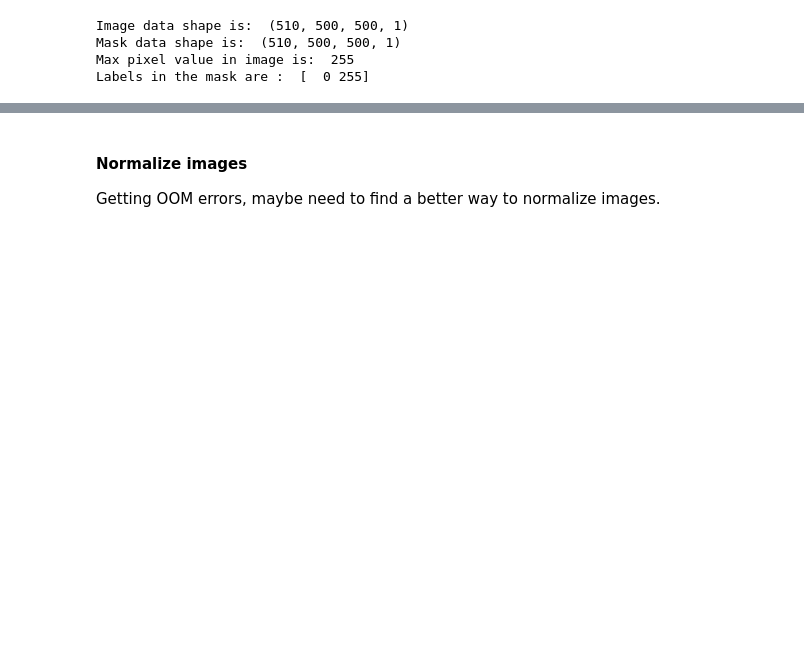
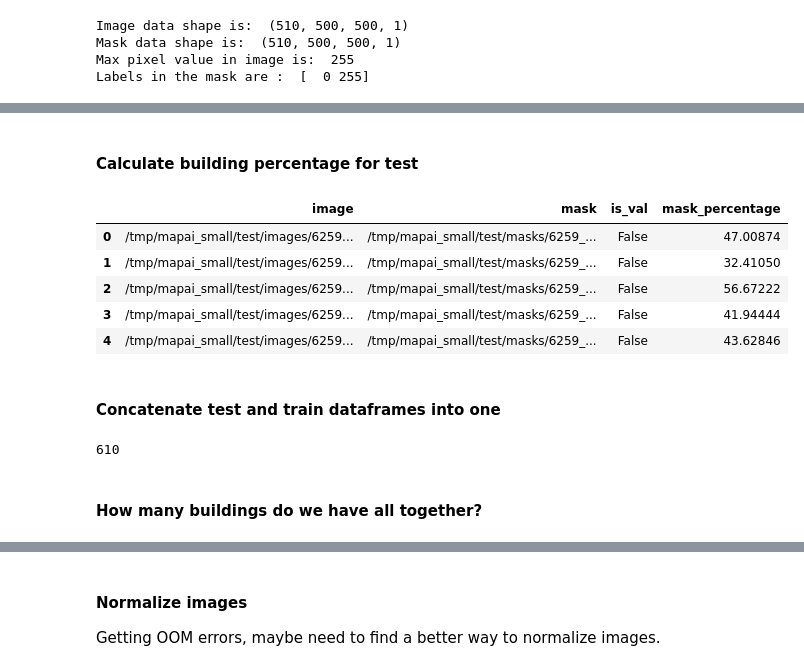
Before and after one commit to s1m0nS/mapAI-UNet, a Jupyter notebook: UNet_binary_segmentation_mapAI_small-working.ipynb, the cells around one changed output, grey strips where cells are left out. Cells and saved outputs as stored; diff of their text form; code cells hidden in the pictures; blank space fills up the shorter version.

```diff
--- a/UNet_binary_segmentation_mapAI_small-working.ipynb
+++ b/UNet_binary_segmentation_mapAI_small-working.ipynb
@@ -120,0 +224,8 @@ Labels in the mask are :  [  0 255]
+# %%
+# mapAI
+#train_data = {'image': train['image'], 'lidar': train['lidar'], 'mask': train['mask'], 'is_val':False}
+test_data = {'image': test_image_names, 'mask': test_mask_names, 'is_val': False}
+
+# Create dataframe from dictionary
+test_df = pd.DataFrame.from_dict(test_data)
+test_df.head()
@@ -120,0 +239,14 @@ Labels in the mask are :  [  0 255]
+# %% [markdown]
+#### Calculate building percentage for test
+# %%
+test_df['mask_percentage'] = test_df['mask'].apply(get_building_percentage)
+test_df.head()
+# %% [output]
+|  | image | mask | is_val | mask_percentage |
+| 0 | /tmp/mapai_small/test/images/6259... | /tmp/mapai_small/test/masks/6259_... | False | 47.00874 |
+| 1 | /tmp/mapai_small/test/images/6259... | /tmp/mapai_small/test/masks/6259_... | False | 32.41050 |
+| 2 | /tmp/mapai_small/test/images/6259... | /tmp/mapai_small/test/masks/6259_... | False | 56.67222 |
+| 3 | /tmp/mapai_small/test/images/6259... | /tmp/mapai_small/test/masks/6259_... | False | 41.94444 |
+| 4 | /tmp/mapai_small/test/images/6259... | /tmp/mapai_small/test/masks/6259_... | False | 43.62846 |
+# %% [markdown]
+#### Concatenate test and train dataframes into one
@@ -120,0 +255,12 @@ Labels in the mask are :  [  0 255]
+# %%
+# add a new column make it False
+df['is_building'] = False
+
+# if mask_percentage > 0 then building = True
+df.loc[df['mask_percentage'] > 0, 'is_building'] = True
+
+print(len(df))
+# %% [output]
+610
+# %% [markdown]
+#### How many buildings do we have all together?
```
Also changed, not shown: parts of 55 cells of this notebook.
